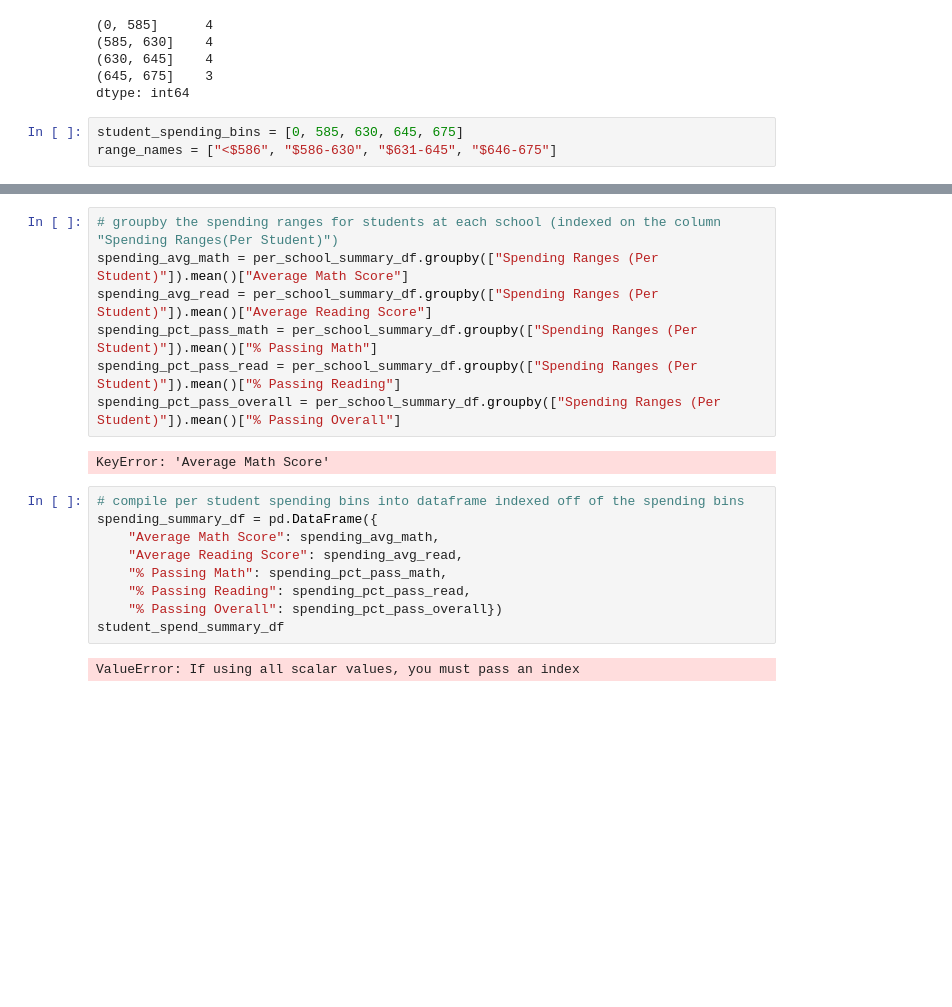
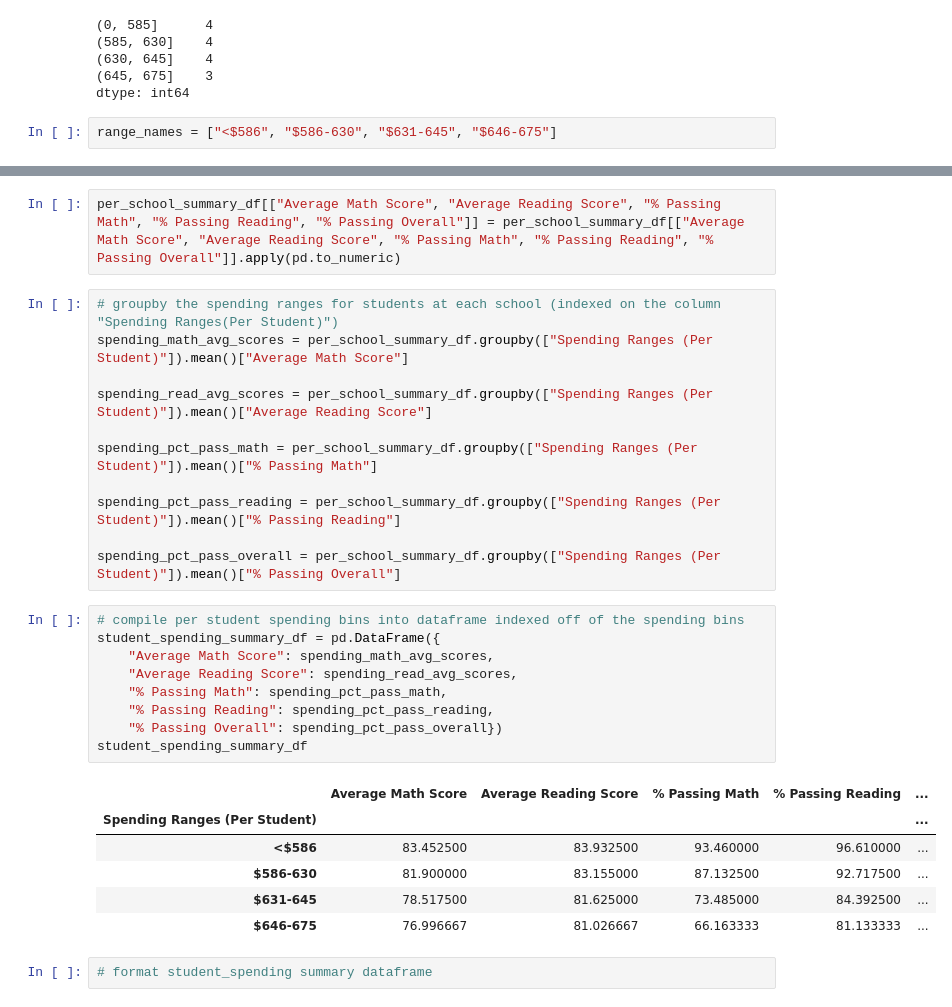
Before and after one commit to conorwhanson/School_District_Analysis, a Jupyter notebook: PyCitySchools.ipynb, the cells around one changed output, grey strips where cells are left out. Drawn from its saved outputs; the diff is of its cells as text; blank space fills up the shorter version.

```diff
--- a/PyCitySchools.ipynb
+++ b/PyCitySchools.ipynb
@@ -876,7 +875,6 @@ per_student_spend.groupby(pd.cut(per_student_spend, student_spending_bins)).coun
 (645, 675]    3
 dtype: int64
 # %%
-student_spending_bins = [0, 585, 630, 645, 675]
 range_names = ["<$586", "$586-630", "$631-645", "$646-675"]
 # %%
 # per school summary based on spending ranges per student
@@ -899,23 +897,34 @@ per_school_summary_df
 | Thomas High School | Charter | 1,635 | $1,043,130.00 | $638.00 | 83.42 | ... |
 | Wilson High School | Charter | 2,283 | $1,319,574.00 | $578.00 | 83.27 | ... |
 | Wright High School | Charter | 1,800 | $1,049,400.00 | $583.00 | 83.68 | ... |
+# %%
+per_school_summary_df[["Average Math Score", "Average Reading Score", "% Passing Math", "% Passing Reading", "% Passing Overall"]] = per_school_summary_df[["Average Math Score", "Average Reading Score", "% Passing Math", "% Passing Reading", "% Passing Overall"]].apply(pd.to_numeric)
 # %%
 # groupby the spending ranges for students at each school (indexed on the column "Spending Ranges(Per Student)")
-spending_avg_math = per_school_summary_df.groupby(["Spending Ranges (Per Student)"]).mean()["Average Math Score"]
-spending_avg_read = per_school_summary_df.groupby(["Spending Ranges (Per Student)"]).mean()["Average Reading Score"]
+spending_math_avg_scores = per_school_summary_df.groupby(["Spending Ranges (Per Student)"]).mean()["Average Math Score"]
+
+spending_read_avg_scores = per_school_summary_df.groupby(["Spending Ranges (Per Student)"]).mean()["Average Reading Score"]
+
 spending_pct_pass_math = per_school_summary_df.groupby(["Spending Ranges (Per Student)"]).mean()["% Passing Math"]
-spending_pct_pass_read = per_school_summary_df.groupby(["Spending Ranges (Per Student)"]).mean()["% Passing Reading"]
+
+spending_pct_pass_reading = per_school_summary_df.groupby(["Spending Ranges (Per Student)"]).mean()["% Passing Reading"]
+
 spending_pct_pass_overall = per_school_summary_df.groupby(["Spending Ranges (Per Student)"]).mean()["% Passing Overall"]
-# %% [output]
-KeyError: 'Average Math Score'
 # %%
 # compile per student spending bins into dataframe indexed off of the spending bins
-spending_summary_df = pd.DataFrame({
-    "Average Math Score": spending_avg_math,
-    "Average Reading Score": spending_avg_read,
+student_spending_summary_df = pd.DataFrame({
+    "Average Math Score": spending_math_avg_scores,
+    "Average Reading Score": spending_read_avg_scores,
     "% Passing Math": spending_pct_pass_math,
-    "% Passing Reading": spending_pct_pass_read,
+    "% Passing Reading": spending_pct_pass_reading,
     "% Passing Overall": spending_pct_pass_overall})
-student_spend_summary_df
+student_spending_summary_df
 # %% [output]
-ValueError: If using all scalar values, you must pass an index
+|  | Average Math Score | Average Reading Score | % Passing Math | % Passing Reading | ... |
+| Spending Ranges (Per Student) |  |  |  |  | ... |
+| <$586 | 83.452500 | 83.932500 | 93.460000 | 96.610000 | ... |
+| $586-630 | 81.900000 | 83.155000 | 87.132500 | 92.717500 | ... |
+| $631-645 | 78.517500 | 81.625000 | 73.485000 | 84.392500 | ... |
+| $646-675 | 76.996667 | 81.026667 | 66.163333 | 81.133333 | ... |
+# %%
+# format student_spending summary dataframe
```
Also changed, not shown: parts of 8 cells of this notebook.
